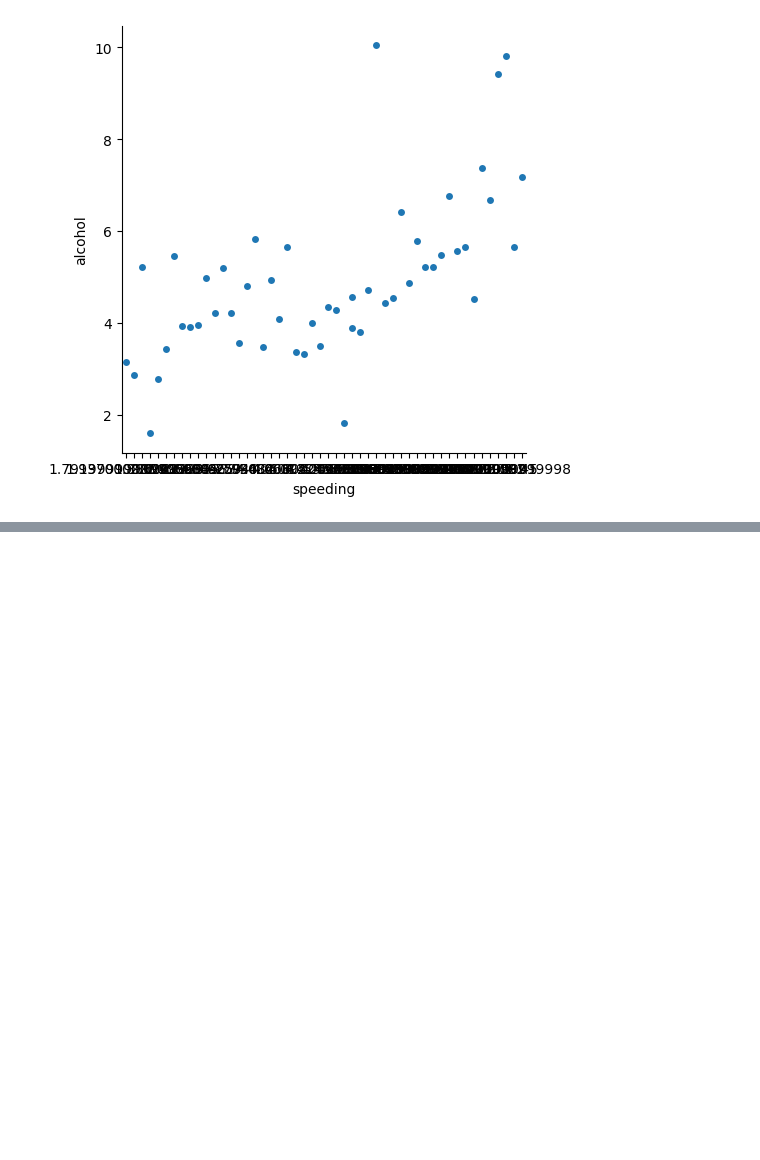
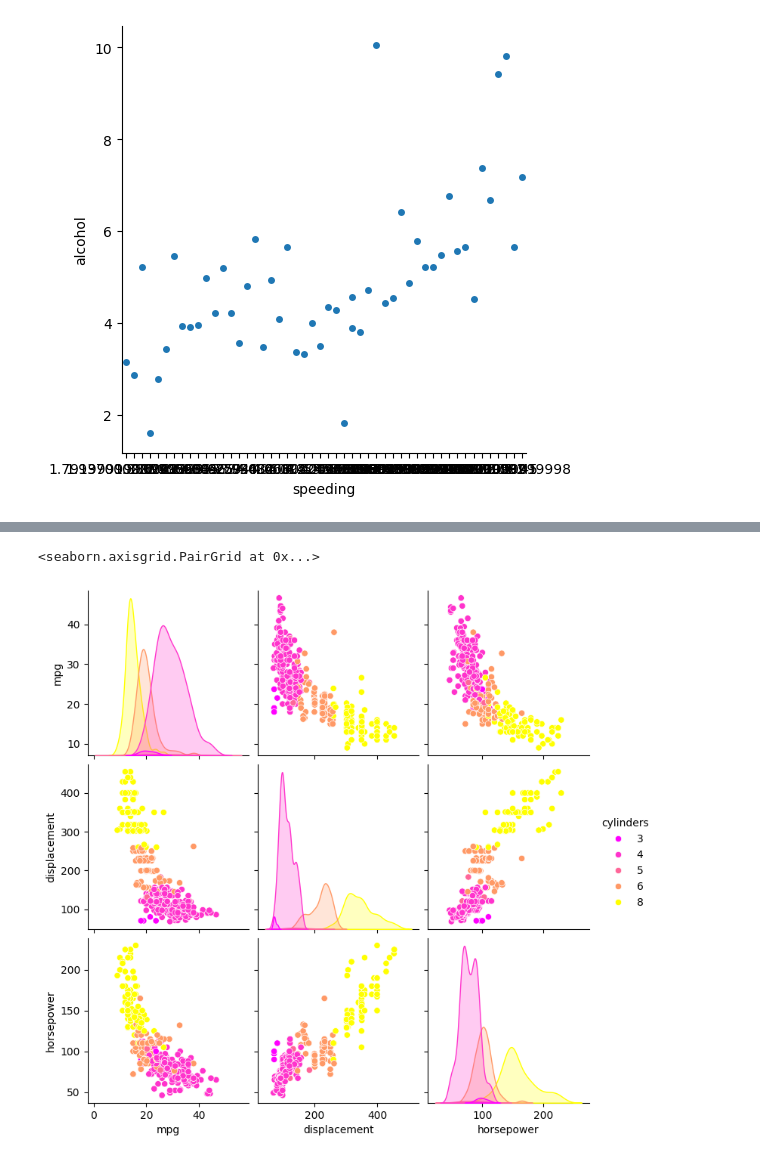
Before and after one commit to Sameerverma32/python, a Jupyter notebook: Data Structure/Analysis/seaborn.ipynb, the cells around one changed output, grey strips where cells are left out. Cells and saved outputs as stored; diff of their text form; code cells hidden in the pictures; blank space fills up the shorter version.

```diff
--- a/Data Structure/Analysis/seaborn.ipynb
+++ b/Data Structure/Analysis/seaborn.ipynb
@@ -294,3 +294,6 @@ sns.catplot(df, x='speeding', y='alcohol')
 # %% [output]
 <seaborn.axisgrid.FacetGrid at 0x...>
 [figure]
+# %%
+df = sns.load_dataset('mpg')
+df
@@ -296,0 +327,5 @@ sns.catplot(df, x='speeding', y='alcohol')
+# %%
+sns.pairplot(df[['mpg','cylinders','displacement','horsepower']], hue='cylinders', palette='spring')
+# %% [output]
+<seaborn.axisgrid.PairGrid at 0x...>
+[figure, added]
```
Also changed, not shown: parts of 6 cells of this notebook, 16 other files.
